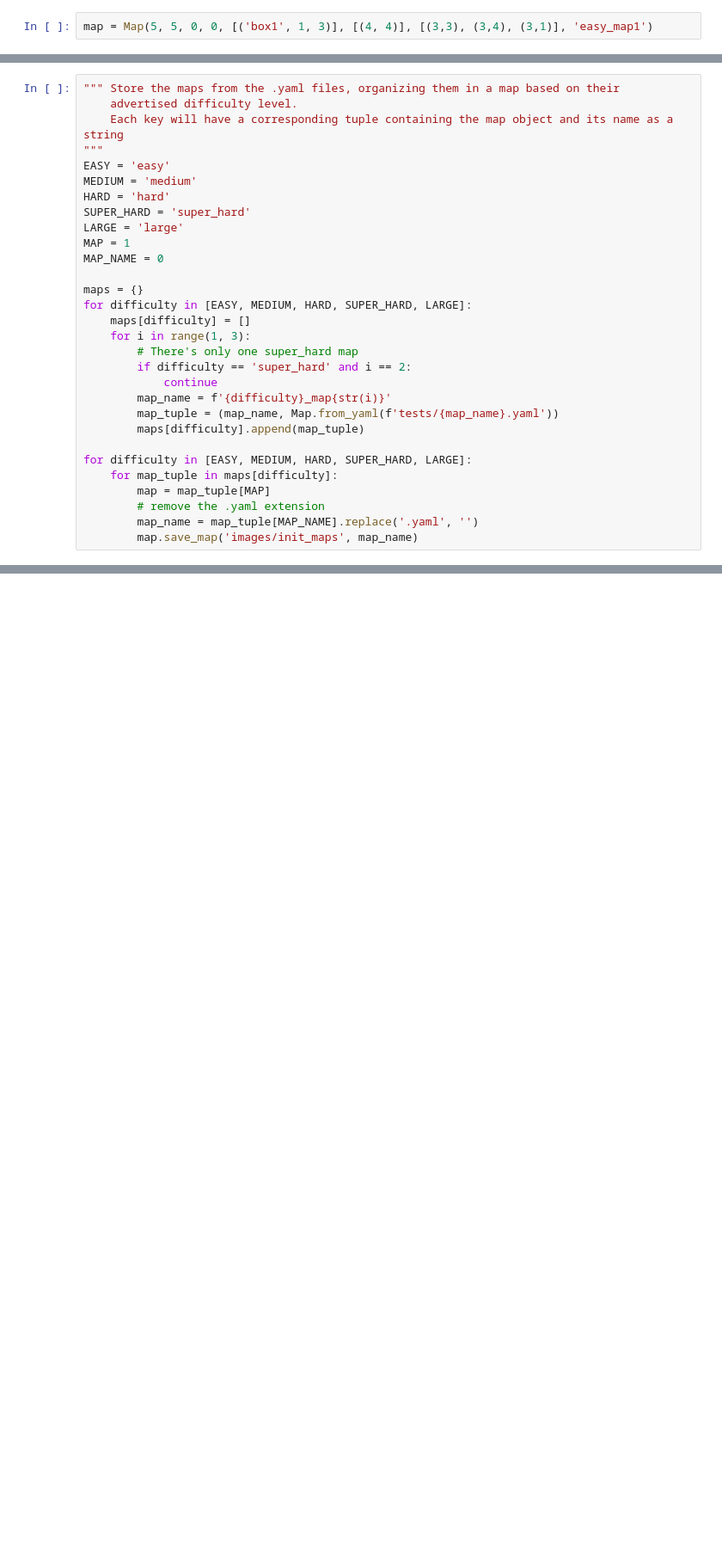
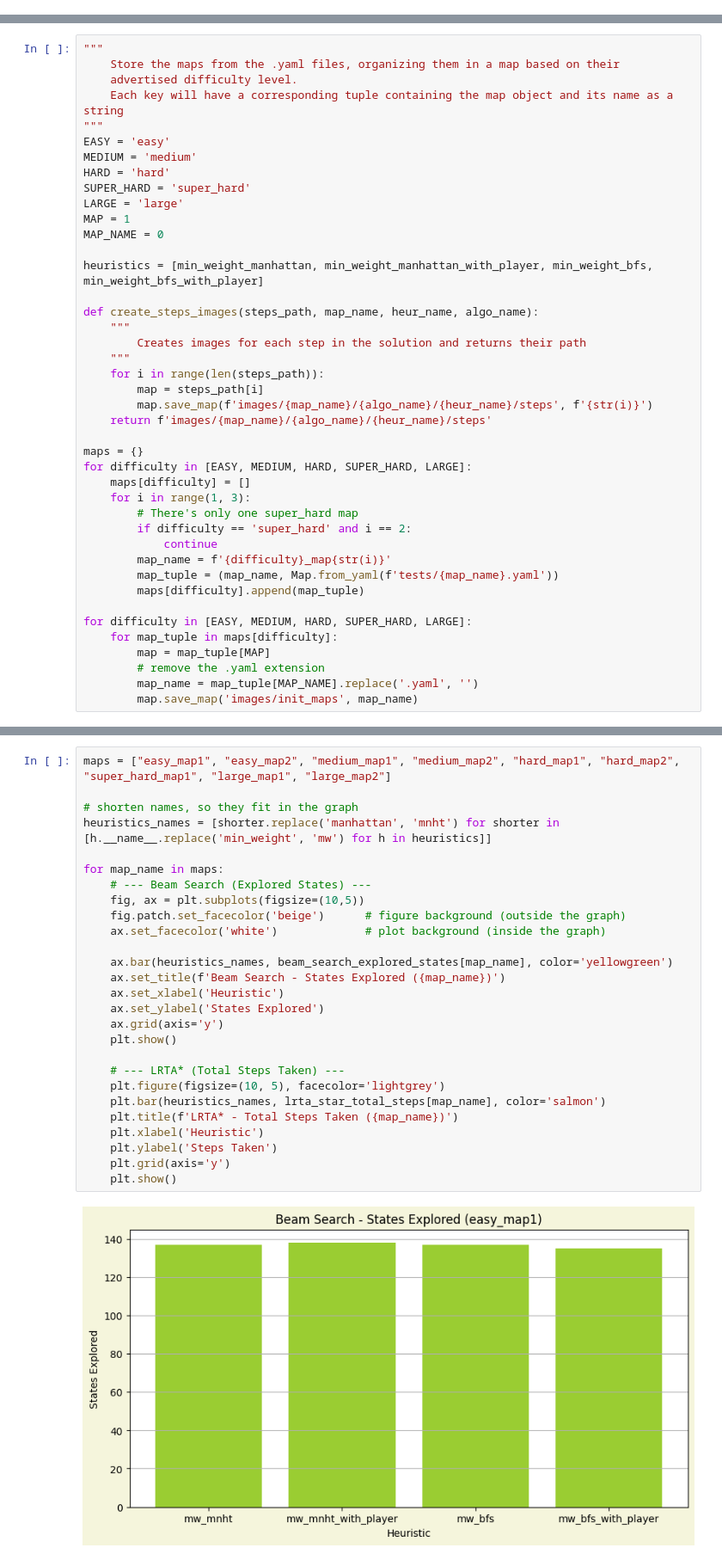
Before and after one commit to robert-ercean/Sokoban, a Jupyter notebook: main.ipynb, the cells around one changed output, grey strips where cells are left out. Shown at 86% size. Saved outputs shown, nothing was run; the diff lists cells and outputs as text; blank space fills up the shorter version.

Commit message:
Introduced new heuristic that uses BFS to calculate the shortest path between a given box and target; added logic for plotbars, reorganized the notebook

```diff
--- a/main.ipynb
+++ b/main.ipynb
@@ -33,2 +0,0 @@ assert str(map_from_init) == str(map_from_str), "String conversion Failed"
-# %%
-map = Map(5, 5, 0, 0, [('box1', 1, 3)], [(4, 4)], [(3,3), (3,4), (3,1)], 'easy_map1')
@@ -54,5 +13,6 @@ map.plot_map()
 # %%
-""" Store the maps from the .yaml files, organizing them in a map based on their
+"""
+	Store the maps from the .yaml files, organizing them in a map based on their
 	advertised difficulty level.
 	Each key will have a corresponding tuple containing the map object and its name as a string
 """
@@ -63,6 +23,17 @@ SUPER_HARD = 'super_hard'
 LARGE = 'large'
 MAP = 1
 MAP_NAME = 0
+
+heuristics = [min_weight_manhattan, min_weight_manhattan_with_player, min_weight_bfs, min_weight_bfs_with_player]
+
+def create_steps_images(steps_path, map_name, heur_name, algo_name):
+	"""
+		Creates images for each step in the solution and returns their path
+	"""
+	for i in range(len(steps_path)):
+		map = steps_path[i]
+		map.save_map(f'images/{map_name}/{algo_name}/{heur_name}/steps', f'{str(i)}')
+	return f'images/{map_name}/{algo_name}/{heur_name}/steps'
 
 maps = {}
 for difficulty in [EASY, MEDIUM, HARD, SUPER_HARD, LARGE]:
@@ -132,0 +154,29 @@ Total pull moves: 0
+# %%
+maps = ["easy_map1", "easy_map2", "medium_map1", "medium_map2", "hard_map1", "hard_map2", "super_hard_map1", "large_map1", "large_map2"]
+
+# shorten names, so they fit in the graph
+heuristics_names = [shorter.replace('manhattan', 'mnht') for shorter in [h.__name__.replace('min_weight', 'mw') for h in heuristics]]
+
+for map_name in maps:
+    # --- Beam Search (Explored States) ---
+    fig, ax = plt.subplots(figsize=(10,5))
+    fig.patch.set_facecolor('beige')      # figure background (outside the graph)
+    ax.set_facecolor('white')             # plot background (inside the graph)
+
+    ax.bar(heuristics_names, beam_search_explored_states[map_name], color='yellowgreen')
+    ax.set_title(f'Beam Search - States Explored ({map_name})')
+    ax.set_xlabel('Heuristic')
+    ax.set_ylabel('States Explored')
+    ax.grid(axis='y')
+    plt.show()
+
+    # --- LRTA* (Total Steps Taken) ---
+    plt.figure(figsize=(10, 5), facecolor='lightgrey')
+    plt.bar(heuristics_names, lrta_star_total_steps[map_name], color='salmon')
+    plt.title(f'LRTA* - Total Steps Taken ({map_name})')
+    plt.xlabel('Heuristic')
+    plt.ylabel('Steps Taken')
+    plt.grid(axis='y')
+    plt.show()
+# %% [output]
+[figure, added]
```
Also changed, not shown: parts of 19 cells of this notebook, 4 other files.
